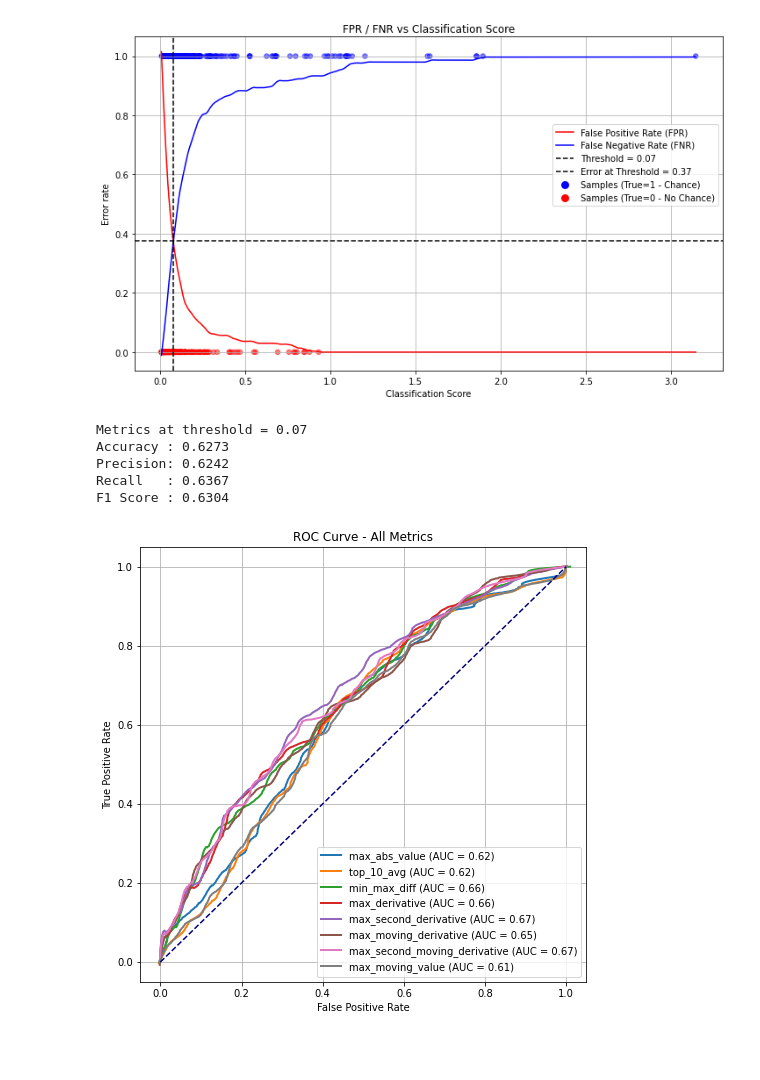
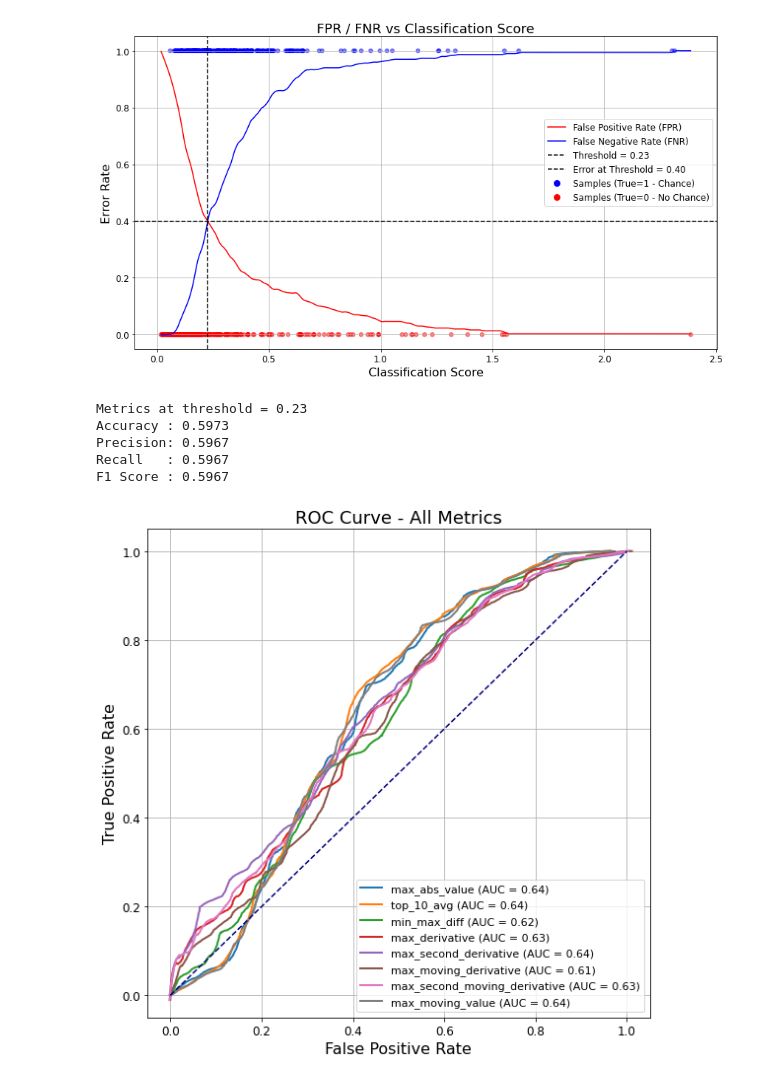
Before and after one commit to RomanGrom/goal-opportunity-spotting-dp, a Jupyter notebook: notebooks/pekne_grafy.ipynb, the cells around one changed output. Drawn from its saved outputs; the diff is of its cells as text; code cells hidden in the pictures; blank space fills up the shorter version.

```diff
--- a/notebooks/pekne_grafy.ipynb
+++ b/notebooks/pekne_grafy.ipynb
@@ -101,20 +101,29 @@ def plot_error_rates(thresholds, fpr, fnr, y_true, y_pred_scores):
     ax1.axvline(threshold_selected, color='black', linestyle='--', label=f"Threshold = {threshold_selected:.2f}")
     ax1.axhline(smooth_fpr[np.argmin(diff)], color='black', linestyle='--', label=f"Error at Threshold = {smooth_fpr[np.argmin(diff)]:.2f}")
 
-    ax1.set_xlabel("Classification Score")
-    ax1.set_ylabel("Error rate")
-    ax1.set_title("FPR / FNR vs Classification Score")
+    ax1.set_xlabel("Classification Score", fontsize=16)
+    ax1.set_ylabel("Error Rate", fontsize=16)
+    ax1.set_title("FPR / FNR vs Classification Score", fontsize=18)
     ax1.grid(True)
 
     scatter_colors = ['blue' if label == 1 else 'red' for label in y_true]
     ax1.scatter(y_pred_scores, y_true, color=scatter_colors, s=30, alpha=0.5)
 
+    # Zvýšenie veľkosti textu legiend
     handles, labels = ax1.get_legend_handles_labels()
-    ax1.legend(handles=handles + [plt.Line2D([0], [0], marker='o', color='w', markerfacecolor='blue', markersize=10),
-                                  plt.Line2D([0], [0], marker='o', color='w', markerfacecolor='red', markersize=10)],
-               labels=labels + ['Samples (True=1 - Chance)', 'Samples (True=0 - No Chance)'], loc="upper right", bbox_to_anchor=(1, 0.75))
+    ax1.legend(
+        handles=handles + [
+            plt.Line2D([0], [0], marker='o', color='w', markerfacecolor='blue', markersize=10),
+            plt.Line2D([0], [0], marker='o', color='w', markerfacecolor='red', markersize=10)
+        ],
+        labels=labels + ['Samples (True=1 - Chance)', 'Samples (True=0 - No Chance)'],
+        loc="upper right", bbox_to_anchor=(1, 0.75), fontsize=12
+    )
 
+    ax1.tick_params(axis='both', labelsize=12)
+    plt.tight_layout()
     plt.show()
+
 
     # Výpočet metrík pre zvolený threshold
     y_pred = (y_pred_scores > threshold_selected).astype(int)
@@ -153,13 +162,17 @@ def plot_roc_curve_all_metrics(y_true, y_pred_scores_dict):
         plt.plot(smooth_fpr, smooth_tpr, lw=2, label=f"{metric_name} (AUC = {roc_auc:.2f})")
 
     plt.plot([0, 1], [0, 1], color='navy', linestyle='--')
+
     plt.xlim([-0.05, 1.05])
     plt.ylim([-0.05, 1.05])
-    plt.xlabel("False Positive Rate")
-    plt.ylabel("True Positive Rate")
-    plt.title("ROC Curve - All Metrics")
-    plt.legend(loc="lower right")
+    plt.xlabel("False Positive Rate", fontsize=16)
+    plt.ylabel("True Positive Rate", fontsize=16)
+    plt.title("ROC Curve - All Metrics", fontsize=18)
+    plt.legend(loc="lower right", fontsize=11)
+    plt.xticks(fontsize=12)
+    plt.yticks(fontsize=12)
     plt.grid(True)
+    plt.tight_layout()
     plt.show()
 # %%
 from scipy.spatial.distance import euclidean, cosine, cityblock
@@ -213,37 +226,37 @@ def compare_to_avg_all_metrics(avg_sanca, avg_nesanca, df):
     return pd.DataFrame(results)
 # %%
 # 1. Načítanie CSV
-df1 = pd.read_csv("../.scratch/final_onlyai6_blur9.csv")
+df1 = pd.read_csv("../data/onlyai_best.csv")
 
 # 2. Predspracovanie
 for df in [df1]:
     df["base_filename"] = df["filename"].str.extract(r"(instance_\d+)_")
     df["chance_id"] = df['chance'].astype(str) + '_' + df["base_filename"] + "_" + df["bool"].astype(str) + "_" + df["side"]
 
+#Special cases
 #df1 = df1[(df1["side"] == "left") & (df1["bool"] == False)]
-#df1["values"] = (df1["value"].abs() + df1["flipped"].abs()) / 2
 
 # 3. Spočítanie metrík
 metrics_df = compute_metrics(df1)
 
 # 4. Príprava ground-truth a skóre
 y_true = metrics_df["true_label"].values
 # Vyber si, ktoré skóre chceš použiť ako predikciu:
-y_pred_scores = metrics_df["max_second_derivative"].values
+y_pred_scores = metrics_df["max_abs_value"].values
 
 # 5. Výpočet chybovosti pre rôzne thresholdy
 thresholds = np.linspace(y_pred_scores.min(), y_pred_scores.max(), 500)
 fpr, fnr = compute_error_rates(y_true, y_pred_scores, thresholds)
 
 # 6. Vykreslenie FPR/FNR + bodky
 plot_error_rates(thresholds, fpr, fnr, y_true, y_pred_scores)
 # %% [output]
-[figure, old version]
+[figure, new version]
-Metrics at threshold = 0.07
-Accuracy : 0.6273
-Precision: 0.6242
-Recall   : 0.6367
-F1 Score : 0.6304
+Metrics at threshold = 0.23
+Accuracy : 0.5973
+Precision: 0.5967
+Recall   : 0.5967
+F1 Score : 0.5967
 # %%
 y_pred_scores_dict = {
     "max_abs_value": metrics_df["max_abs_value"].values,
@@ -259,7 +272,7 @@ y_pred_scores_dict = {
 
 plot_roc_curve_all_metrics(y_true, y_pred_scores_dict)
 # %% [output]
-[figure, old version]
+[figure, new version]
 # %%
 # Pridanie stĺpca s absolútnou hodnotou
 df1["abs_value"] = df1["value"].abs()
```
Also changed, not shown: parts of 3 cells of this notebook, 5 other files.
